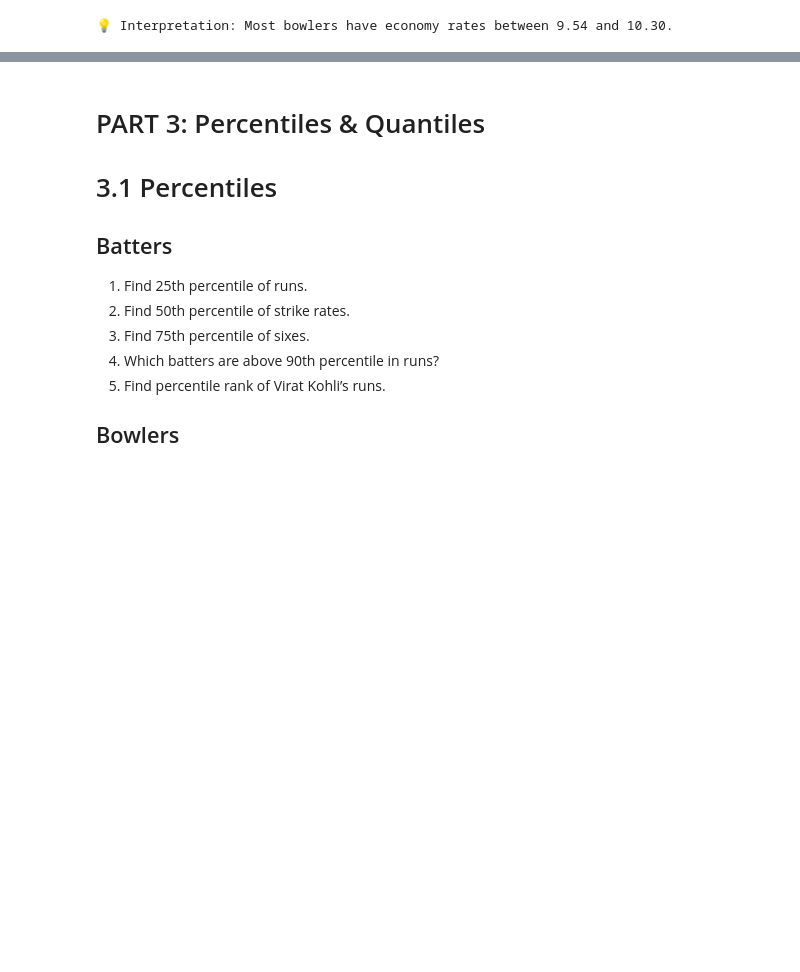
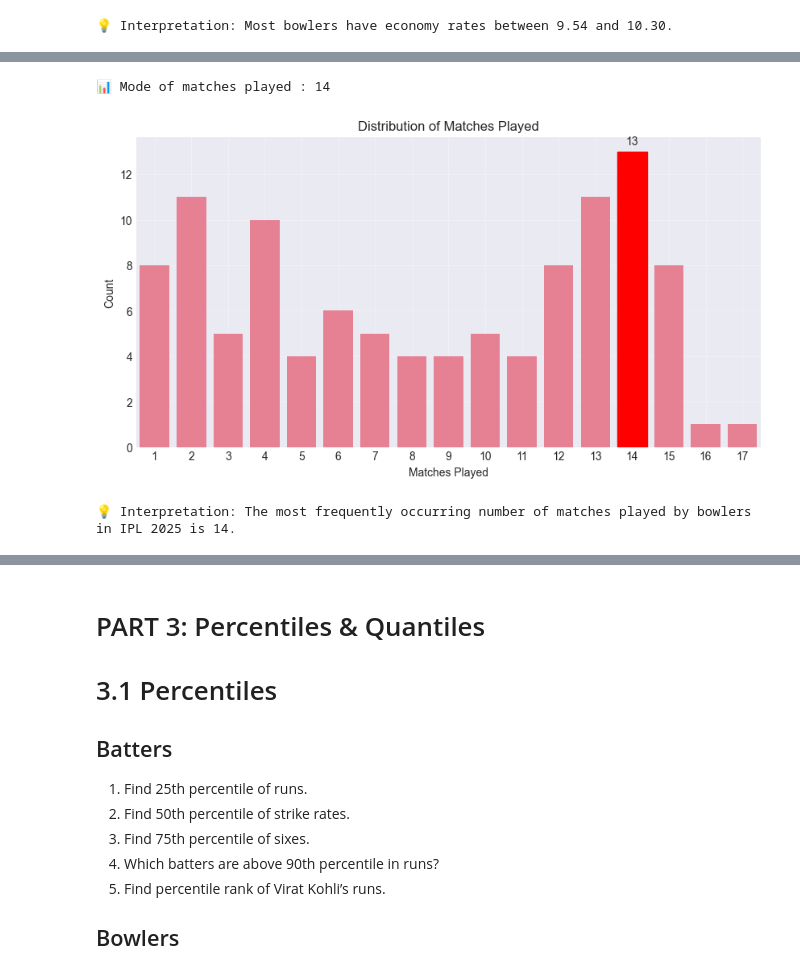
Before and after one commit to shahyash1136/data-analyst-porjects, a Jupyter notebook: IPL_2025_jupyterbook/index.ipynb, the cells around one changed output, grey strips where cells are left out. Drawn from its saved outputs; the diff is of its cells as text; code cells hidden in the pictures; blank space fills up the shorter version.

```diff
--- a/IPL_2025_jupyterbook/index.ipynb
+++ b/IPL_2025_jupyterbook/index.ipynb
@@ -1315,5 +1371,43 @@ print(f'💡Interpretation: Most bowlers have {four_wickets_mode} 4W hauls')
 # %%
-# 5. Find mode of matches played.
+matches_played_mode = df_bowlers["MAT"].mode()[0]
+
+print(f"\n📊 Mode of matches played : {matches_played_mode}")
+
+plt.figure(figsize=(10, 5))
+
+ax = sns.countplot(x=df_bowlers["MAT"])
+
+mode_category = sorted(df_bowlers["MAT"].unique())
+
+for bar, label in zip(ax.patches, mode_category):
+
+    if label == matches_played_mode:
+
+        bar.set_color("red")
+
+        ax.text(
+            bar.get_x() + bar.get_width() / 2,
+            bar.get_height() + 0.3,
+            f"{int(bar.get_height())}",
+            ha="center",
+        )
+
+plt.xlabel("Matches Played")
+plt.ylabel("Count")
+plt.title("Distribution of Matches Played")
+plt.grid(True, alpha=0.3)
+
+plt.show()
+
+print(
+    f"\n💡 Interpretation: The most frequently occurring "
+    f"number of matches played by bowlers in IPL 2025 "
+    f"is {matches_played_mode}."
+)
+# %% [output]
+📊 Mode of matches played : 14
+[figure, added]
+💡 Interpretation: The most frequently occurring number of matches played by bowlers in IPL 2025 is 14.
 # %% [markdown]
 # PART 2: Measures of Dispersion
 
```
Also changed, not shown: parts of 27 cells of this notebook.
